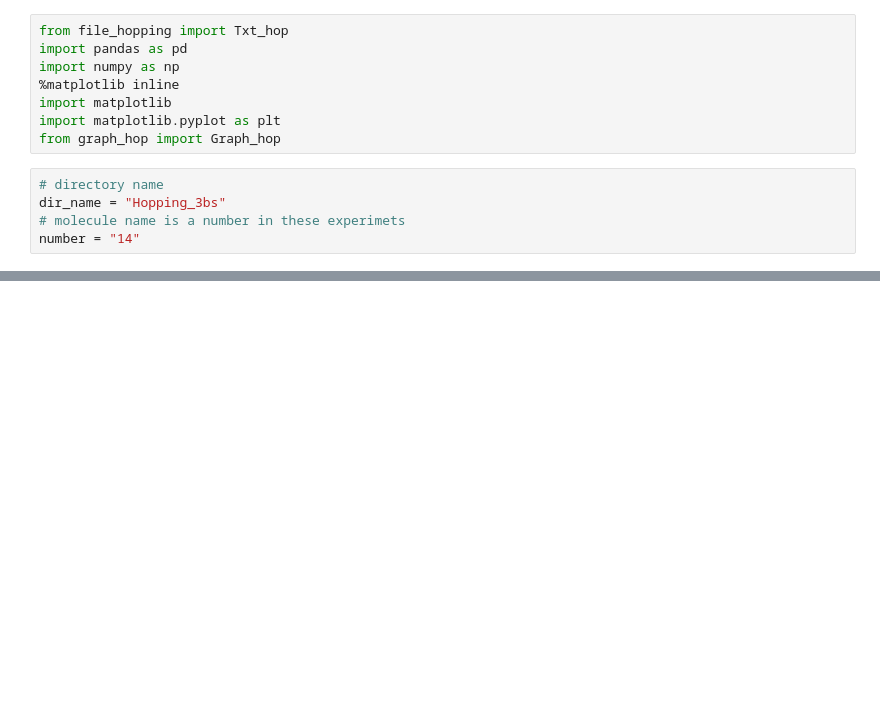
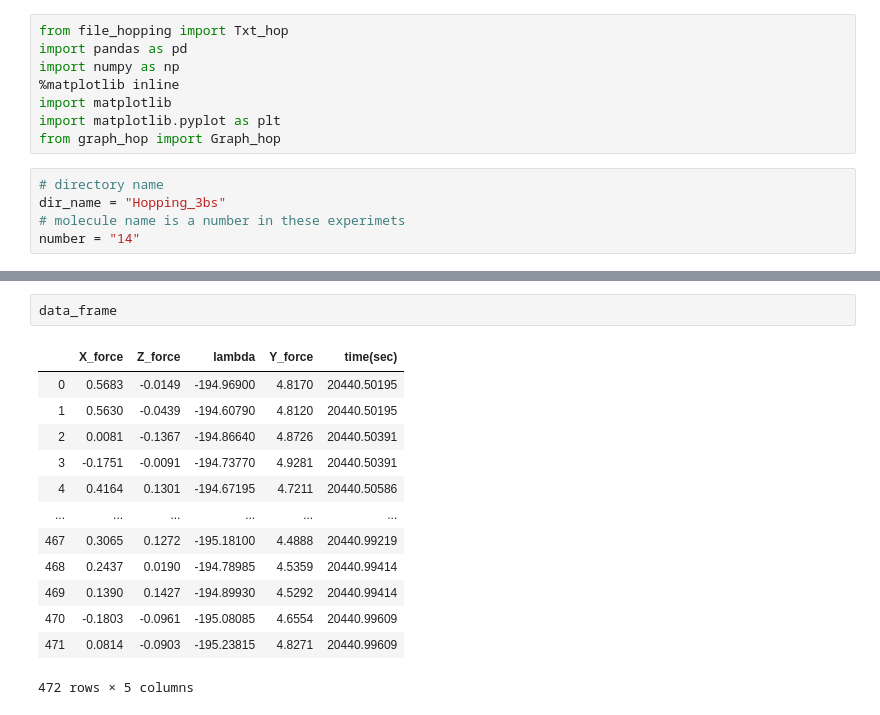
Before and after one commit to RiccardoTancredi/TesiTriennale, a Jupyter notebook: hopping.ipynb, the cells around one changed output, grey strips where cells are left out. Drawn from its saved outputs; the diff is of its cells as text; blank space fills up the shorter version.

```diff
--- a/hopping.ipynb
+++ b/hopping.ipynb
@@ -37,0 +40,16 @@ grafici.do_graph()
+# %%
+data_frame
+# %% [output]
+|  | X_force | Z_force | lambda | Y_force | time(sec) |
+| 0 | 0.5683 | -0.0149 | -194.96900 | 4.8170 | 20440.50195 |
+| 1 | 0.5630 | -0.0439 | -194.60790 | 4.8120 | 20440.50195 |
+| 2 | 0.0081 | -0.1367 | -194.86640 | 4.8726 | 20440.50391 |
+| 3 | -0.1751 | -0.0091 | -194.73770 | 4.9281 | 20440.50391 |
+| 4 | 0.4164 | 0.1301 | -194.67195 | 4.7211 | 20440.50586 |
+| ... | ... | ... | ... | ... | ... |
+| 467 | 0.3065 | 0.1272 | -195.18100 | 4.4888 | 20440.99219 |
+| 468 | 0.2437 | 0.0190 | -194.78985 | 4.5359 | 20440.99414 |
+| 469 | 0.1390 | 0.1427 | -194.89930 | 4.5292 | 20440.99414 |
+| 470 | -0.1803 | -0.0961 | -195.08085 | 4.6554 | 20440.99609 |
+| 471 | 0.0814 | -0.0903 | -195.23815 | 4.8271 | 20440.99609 |
+472 rows × 5 columns
```
Also changed, not shown: parts of 4 cells of this notebook, 13 other files.
